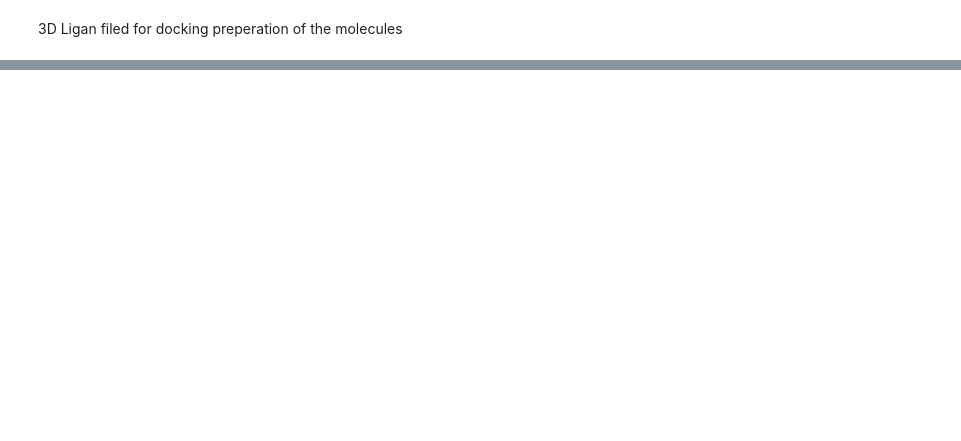
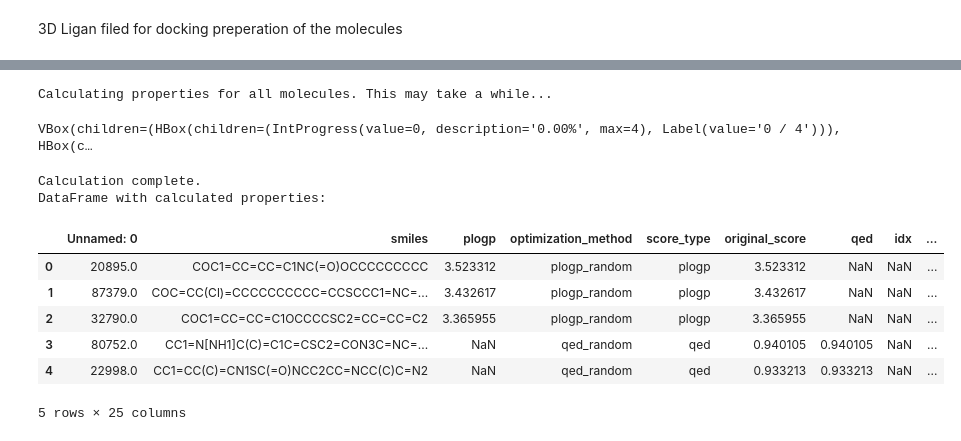
Before and after one commit to apostolhskouk/moldecular_biology_dsit, a Jupyter notebook: deliverable.ipynb, the cells around one changed output, grey strips where cells are left out. Drawn from its saved outputs; the diff is of its cells as text; code cells hidden in the pictures; blank space fills up the shorter version.

```diff
--- a/deliverable.ipynb
+++ b/deliverable.ipynb
@@ -1603,0 +1684,37 @@ Generated 3D structures for all 66 ligands in 'ligand_files_3d'
+# %%
+# --- Calculate Molecular Properties ---
+# This cell can take a long time to run depending on the size of your dataframe.
+
+def calculate_properties(row):
+    """Applies all scoring functions to a single row of the dataframe."""
+    smiles = row['smiles']
+    for prop_name, prop_func in PROPS_TO_EVALUATE.items():
+        try:
+            # Oracle functions from TDC or your project can handle single SMILES strings
+            score = prop_func(smiles)
+            row[prop_name] = score
+        except Exception as e:
+            # Handle cases where scoring fails for a specific molecule
+            row[prop_name] = np.nan
+    return row
+
+print("Calculating properties for all molecules. This may take a while...")
+
+# Use parallel_apply for significantly faster computation
+results_df = master_df.parallel_apply(calculate_properties, axis=1)
+
+print("\nCalculation complete.")
+print("DataFrame with calculated properties:")
+display(results_df.head())
+# %% [output]
+Calculating properties for all molecules. This may take a while...
+VBox(children=(HBox(children=(IntProgress(value=0, description='0.00%', max=4), Label(value='0 / 4'))), HBox(c…
+Calculation complete.
+DataFrame with calculated properties:
+|  | Unnamed: 0 | smiles | plogp | optimization_method | score_type | original_score | qed | idx | ... |
+| 0 | 20895.0 | COC1=CC=CC=C1NC(=O)OCCCCCCCCC | 3.523312 | plogp_random | plogp | 3.523312 | NaN | NaN | ... |
+| 1 | 87379.0 | COC=CC(Cl)=CCCCCCCCCC=CCSCCC1=NC=... | 3.432617 | plogp_random | plogp | 3.432617 | NaN | NaN | ... |
+| 2 | 32790.0 | COC1=CC=CC=C1OCCCCSC2=CC=CC=C2 | 3.365955 | plogp_random | plogp | 3.365955 | NaN | NaN | ... |
+| 3 | 80752.0 | CC1=N[NH1]C(C)=C1C=CSC2=CON3C=NC=... | NaN | qed_random | qed | 0.940105 | 0.940105 | NaN | ... |
+| 4 | 22998.0 | CC1=CC(C)=CN1SC(=O)NCC2CC=NCC(C)C=N2 | NaN | qed_random | qed | 0.933213 | 0.933213 | NaN | ... |
+5 rows × 25 columns
```
Also changed, not shown: parts of 13 cells of this notebook.
